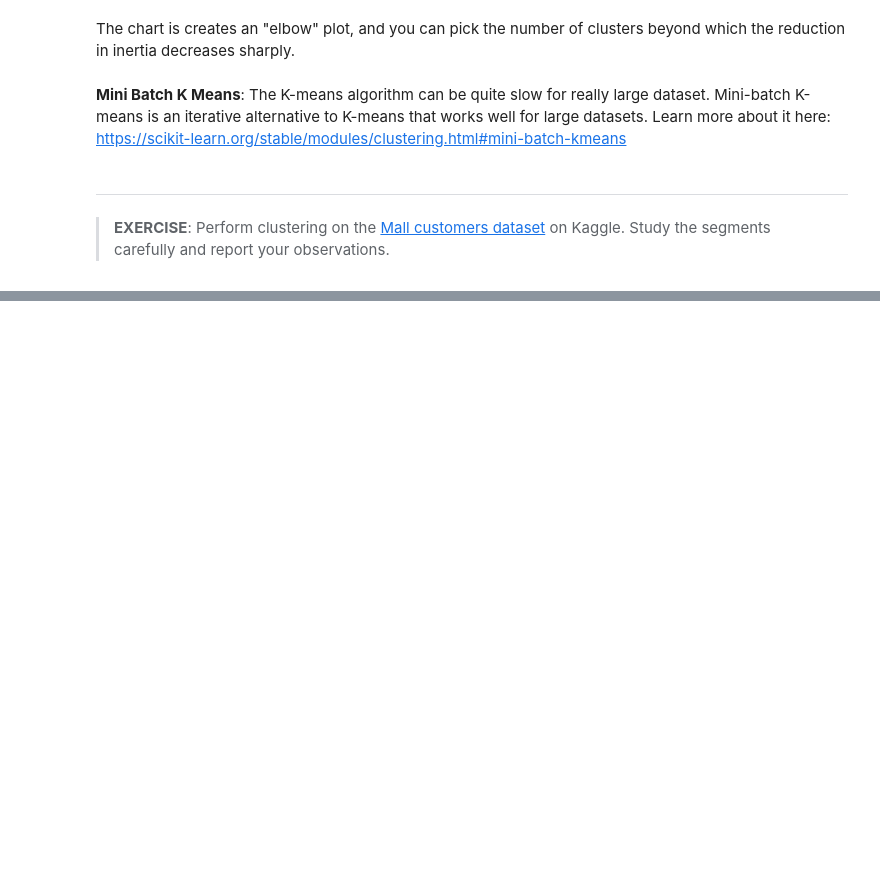
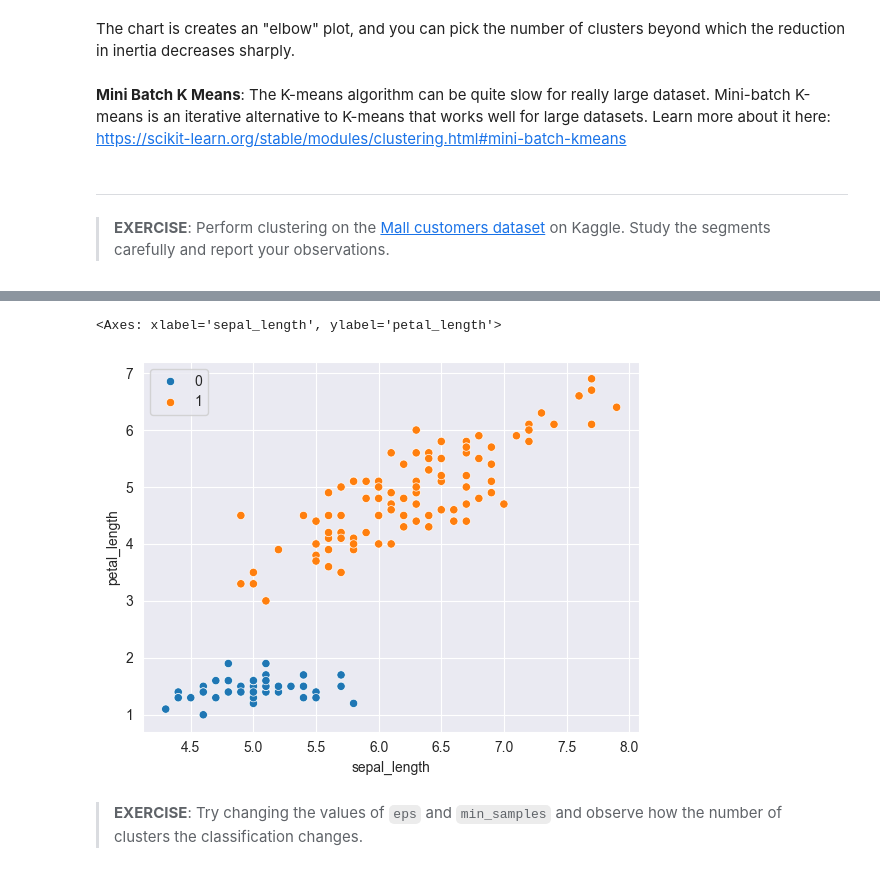
Before and after one commit to McLight-Note/AI-self-study, a Jupyter notebook: Project_12_Repeating/Unsupervised Learning/file.ipynb, the cells around one changed output, grey strips where cells are left out. Saved outputs shown, nothing was run; the diff lists cells and outputs as text; code cells hidden in the pictures; blank space fills up the shorter version.

Commit message:
exercise

```diff
--- a/Project_12_Repeating/Unsupervised Learning/file.ipynb
+++ b/Project_12_Repeating/Unsupervised Learning/file.ipynb
@@ -286,20 +237,0 @@ print(type(numeric_cols2))
-# %%
-numeric_df = df[numeric_cols2]
-
-X = pd.concat([numeric_df, encoded_df], axis=1)
-# %%
-X = df[['Annual_Income_(k$)', 'Spending Score (1-100)']]
-# %%
-options = range(2,11)
-inertias = []
-
-for n_clusters in options:
-    model = KMeans(n_clusters=n_clusters, random_state=42)
-    model.fit(X)
-    inertias.append(model.inertia_)
-
-plt.plot(options, inertias, marker='o')
-plt.xlabel('Number of clusters')
-plt.ylabel('Inertia')
-plt.title('No. of clusters vs. Inertia')
-plt.show()
@@ -398,0 +269,2 @@ Subclasses:
+# %%
+model = DBSCAN(eps=1.1, min_samples=4)
@@ -398,0 +300,7 @@ Subclasses:
+# %%
+sns.scatterplot(data=X, x='sepal_length', y='petal_length', hue=model.labels_)
+# %% [output]
+<Axes: xlabel='sepal_length', ylabel='petal_length'>
+[figure, added]
+# %% [markdown]
+> **EXERCISE**: Try changing the values of `eps` and `min_samples` and observe how the number of clusters the classification changes.
```
Also changed, not shown: parts of 25 cells of this notebook.
